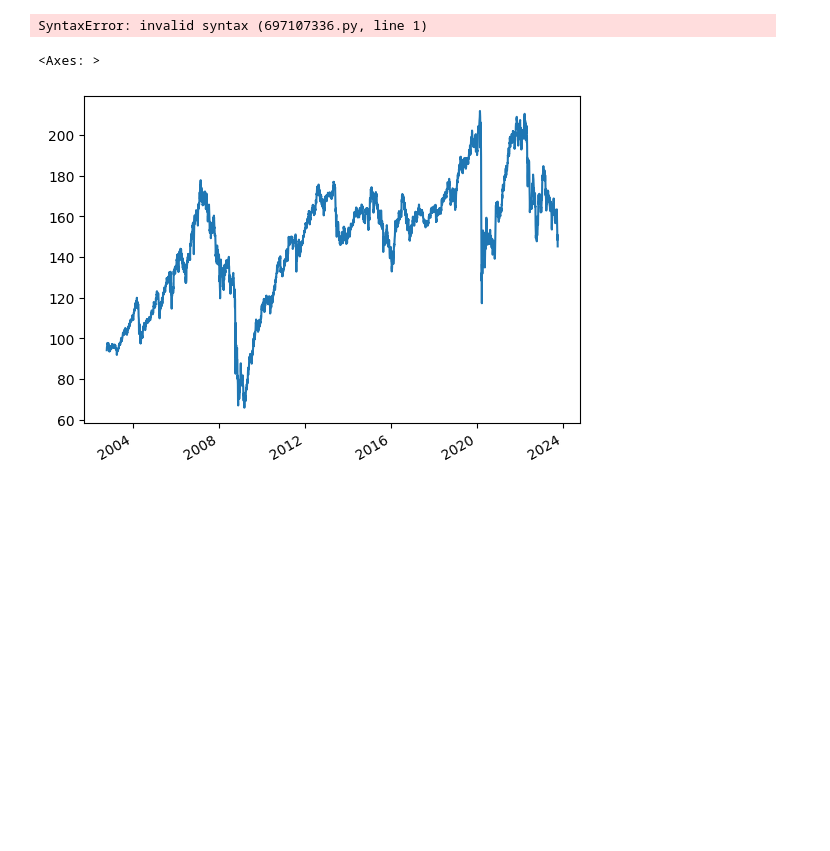
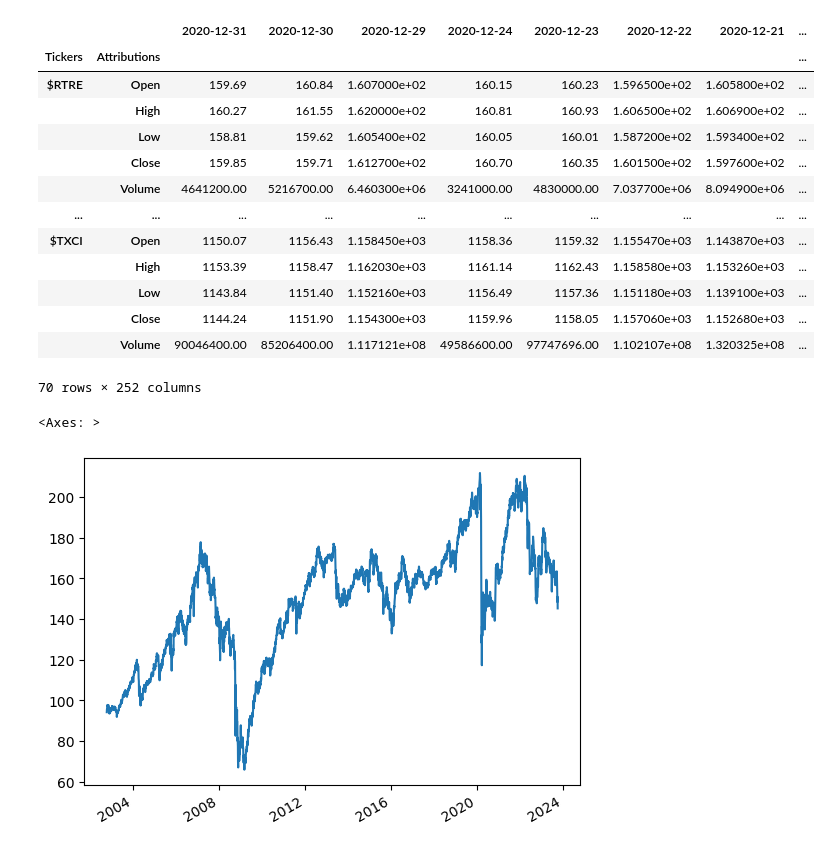
Before and after one commit to Aizenz/GroupProjectBAMS506, a Jupyter notebook: datacleaning.ipynb, the cells around one changed output. Drawn from its saved outputs; the diff is of its cells as text; code cells hidden in the pictures; blank space fills up the shorter version.

```diff
--- a/datacleaning.ipynb
+++ b/datacleaning.ipynb
@@ -8,11 +8,23 @@ all_indices = all_indices.set_index(["Tickers","Attributions"])
 all_indices.columns = pd.to_datetime(all_indices.columns)
 all_indices = all_indices.fillna(axis = 1, method='bfill')
 all_indices = all_indices.replace({',':''},regex=True).apply(pd.to_numeric,axis=1)
-# %%
-all_indices = all_indices.loc[['20200101':'20230101',:]]
-all_indices
-# %% [output]
-SyntaxError: invalid syntax (697107336.py, line 1)
+# %%
+all_indices.loc[:,(all_indices.columns > pd.Timestamp("20200101"))& (all_indices.columns < pd.Timestamp("20210101"))]
+# %% [output]
+|  |  | 2020-12-31 | 2020-12-30 | 2020-12-29 | 2020-12-24 | 2020-12-23 | 2020-12-22 | 2020-12-21 | ... |
+| Tickers | Attributions |  |  |  |  |  |  |  | ... |
+| $RTRE | Open | 159.69 | 160.84 | 1.607000e+02 | 160.15 | 160.23 | 1.596500e+02 | 1.605800e+02 | ... |
+|  | High | 160.27 | 161.55 | 1.620000e+02 | 160.81 | 160.93 | 1.606500e+02 | 1.606900e+02 | ... |
+|  | Low | 158.81 | 159.62 | 1.605400e+02 | 160.05 | 160.01 | 1.587200e+02 | 1.593400e+02 | ... |
+|  | Close | 159.85 | 159.71 | 1.612700e+02 | 160.70 | 160.35 | 1.601500e+02 | 1.597600e+02 | ... |
+|  | Volume | 4641200.00 | 5216700.00 | 6.460300e+06 | 3241000.00 | 4830000.00 | 7.037700e+06 | 8.094900e+06 | ... |
+| ... | ... | ... | ... | ... | ... | ... | ... | ... | ... |
+| $TXCI | Open | 1150.07 | 1156.43 | 1.158450e+03 | 1158.36 | 1159.32 | 1.155470e+03 | 1.143870e+03 | ... |
+|  | High | 1153.39 | 1158.47 | 1.162030e+03 | 1161.14 | 1162.43 | 1.158580e+03 | 1.153260e+03 | ... |
+|  | Low | 1143.84 | 1151.40 | 1.152160e+03 | 1156.49 | 1157.36 | 1.151180e+03 | 1.139100e+03 | ... |
+|  | Close | 1144.24 | 1151.90 | 1.154300e+03 | 1159.96 | 1158.05 | 1.157060e+03 | 1.152680e+03 | ... |
+|  | Volume | 90046400.00 | 85206400.00 | 1.117121e+08 | 49586600.00 | 97747696.00 | 1.102107e+08 | 1.320325e+08 | ... |
+70 rows × 252 columns
 # %%
 #all_indices = all_indices.dropna(axis=1)
 all_indices.loc['$RTRE'].loc['Open'].plot()
```
